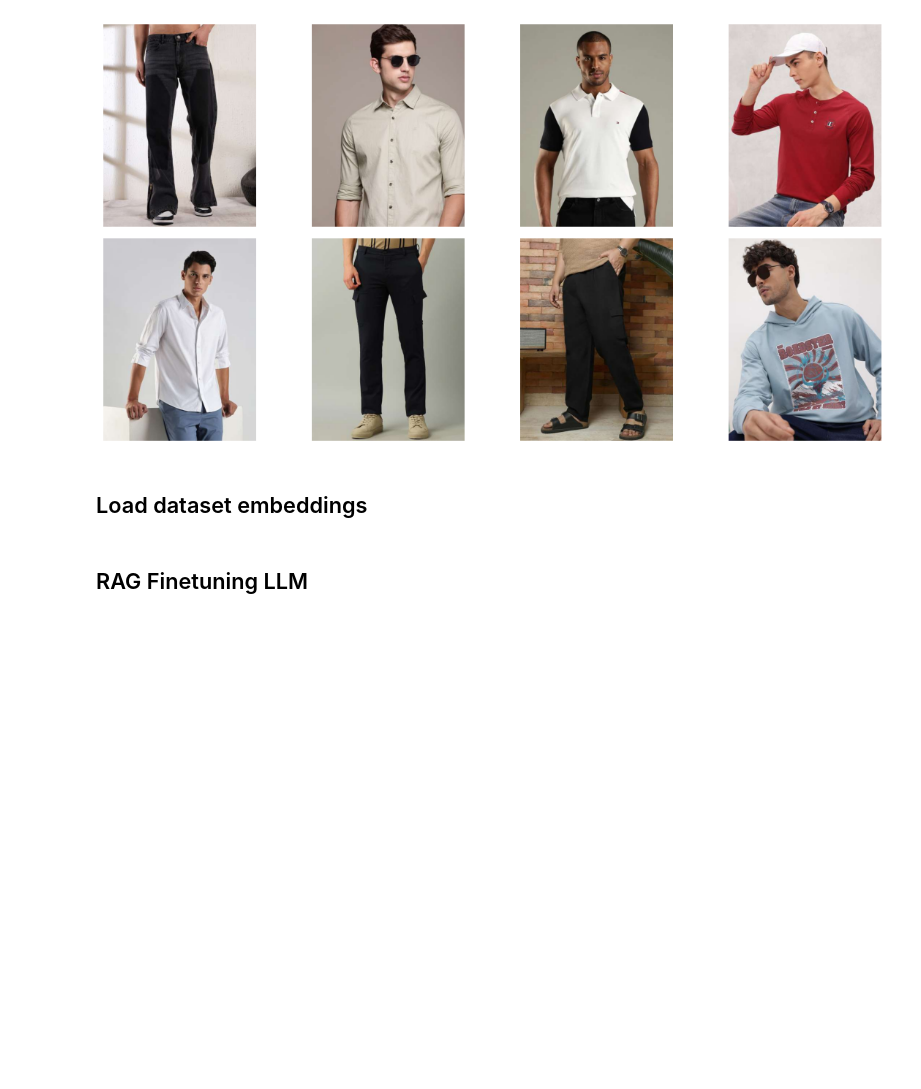
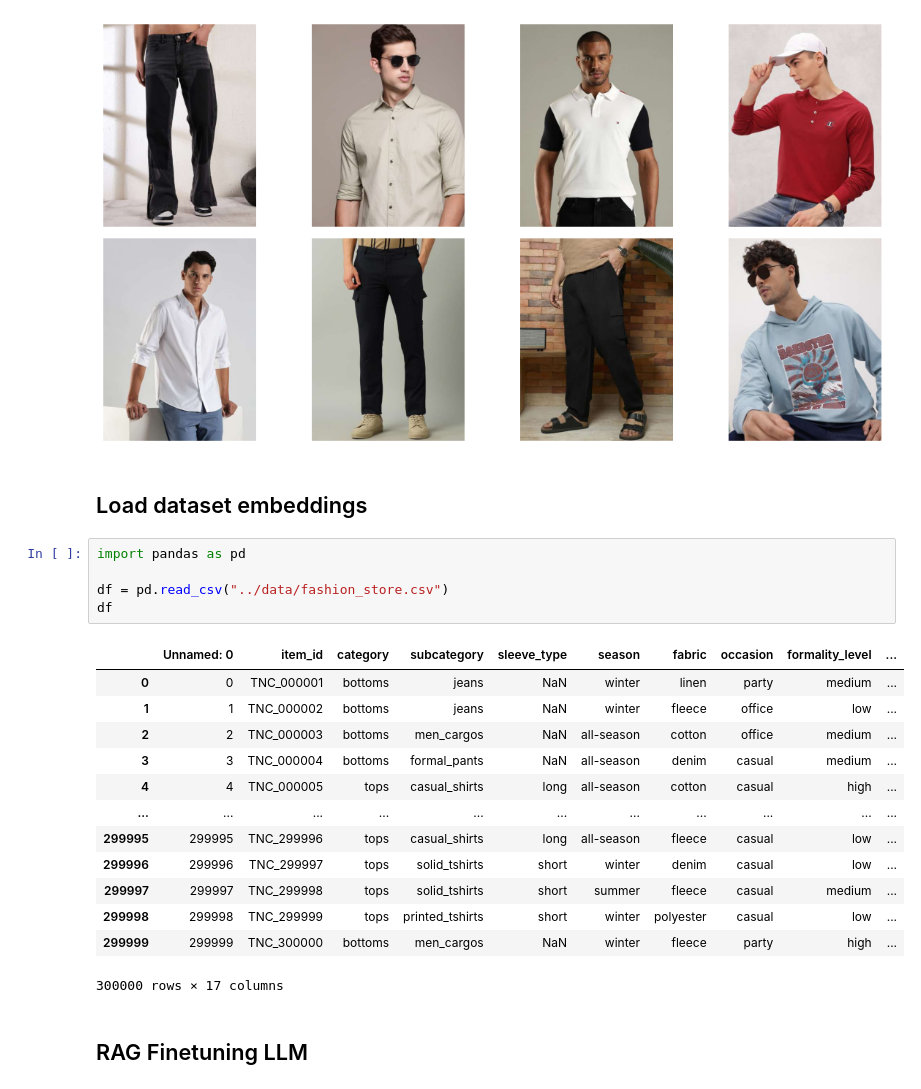
Before and after one commit to Mipjeiger/Fashion-recommendation-RAG-Finetuing-LLM-ML-Engineer-end-to-end, a Jupyter notebook: notebooks/02_CV_experiments.ipynb, the cells around one changed output. Drawn from its saved outputs; the diff is of its cells as text; blank space fills up the shorter version.

Commit message:
Convert dataframe into csv

```diff
--- a/notebooks/02_CV_experiments.ipynb
+++ b/notebooks/02_CV_experiments.ipynb
@@ -75,5 +75,24 @@ show_random_images(images, n=8)
 [figure]
 # %% [markdown]
 ## Load dataset embeddings
+# %%
+import pandas as pd
+
+df = pd.read_csv("../data/fashion_store.csv")
+df
+# %% [output]
+|  | Unnamed: 0 | item_id | category | subcategory | sleeve_type | season | fabric | occasion | formality_level | ... |
+| 0 | 0 | TNC_000001 | bottoms | jeans | NaN | winter | linen | party | medium | ... |
+| 1 | 1 | TNC_000002 | bottoms | jeans | NaN | winter | fleece | office | low | ... |
+| 2 | 2 | TNC_000003 | bottoms | men_cargos | NaN | all-season | cotton | office | medium | ... |
+| 3 | 3 | TNC_000004 | bottoms | formal_pants | NaN | all-season | denim | casual | medium | ... |
+| 4 | 4 | TNC_000005 | tops | casual_shirts | long | all-season | cotton | casual | high | ... |
+| ... | ... | ... | ... | ... | ... | ... | ... | ... | ... | ... |
+| 299995 | 299995 | TNC_299996 | tops | casual_shirts | long | all-season | fleece | casual | low | ... |
+| 299996 | 299996 | TNC_299997 | tops | solid_tshirts | short | winter | denim | casual | low | ... |
+| 299997 | 299997 | TNC_299998 | tops | solid_tshirts | short | summer | fleece | casual | medium | ... |
+| 299998 | 299998 | TNC_299999 | tops | printed_tshirts | short | winter | polyester | casual | low | ... |
+| 299999 | 299999 | TNC_300000 | bottoms | men_cargos | NaN | winter | fleece | party | high | ... |
+300000 rows × 17 columns
 # %% [markdown]
 ## RAG Finetuning LLM
```
Also changed, not shown: parts of 1 cell of this notebook, 2 other files.
